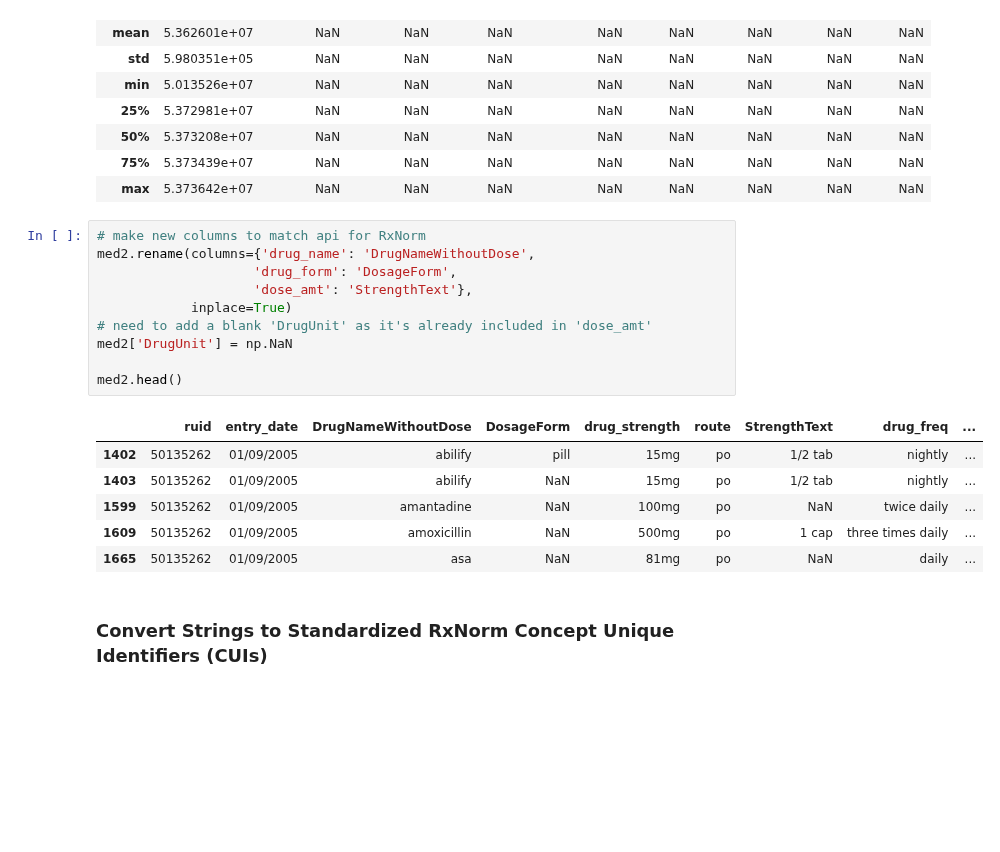
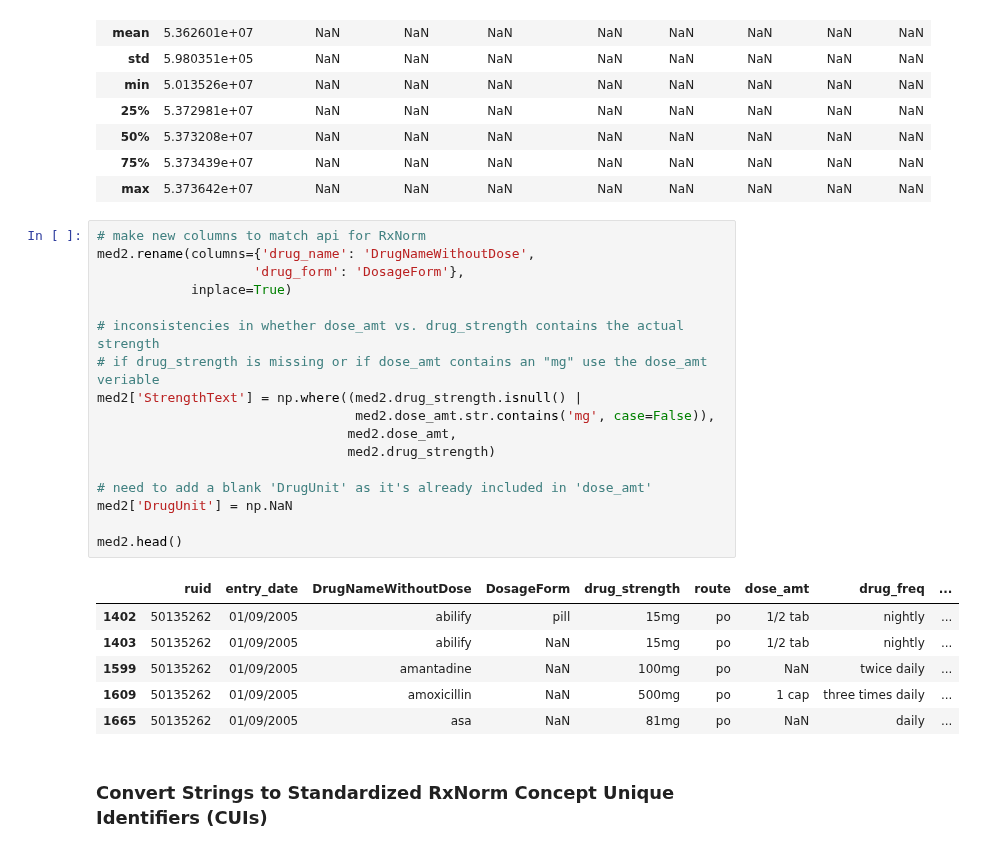
Before and after one commit to alvinjeffery/Bios8366_project, a Jupyter notebook: code/alvin_prelim.ipynb, the cells around one changed output. Cells and saved outputs as stored; diff of their text form; blank space fills up the shorter version.

Commit message:
updated API calls for more robust strength inclusion

```diff
--- a/code/alvin_prelim.ipynb
+++ b/code/alvin_prelim.ipynb
@@ -634,15 +449,22 @@ med2.describe(include='all')
 # %%
 # make new columns to match api for RxNorm
 med2.rename(columns={'drug_name': 'DrugNameWithoutDose',
-                    'drug_form': 'DosageForm',
-                    'dose_amt': 'StrengthText'},
+                    'drug_form': 'DosageForm'},
             inplace=True)
+
+# inconsistencies in whether dose_amt vs. drug_strength contains the actual strength
+# if drug_strength is missing or if dose_amt contains an "mg" use the dose_amt veriable
+med2['StrengthText'] = np.where((med2.drug_strength.isnull() |
+                                 med2.dose_amt.str.contains('mg', case=False)),
+                                med2.dose_amt,
+                                med2.drug_strength)
+
 # need to add a blank 'DrugUnit' as it's already included in 'dose_amt'
 med2['DrugUnit'] = np.NaN
 
 med2.head()
 # %% [output]
-|  | ruid | entry_date | DrugNameWithoutDose | DosageForm | drug_strength | route | StrengthText | drug_freq | ... |
+|  | ruid | entry_date | DrugNameWithoutDose | DosageForm | drug_strength | route | dose_amt | drug_freq | ... |
 | 1402 | 50135262 | 01/09/2005 | abilify | pill | 15mg | po | 1/2 tab | nightly | ... |
 | 1403 | 50135262 | 01/09/2005 | abilify | NaN | 15mg | po | 1/2 tab | nightly | ... |
 | 1599 | 50135262 | 01/09/2005 | amantadine | NaN | 100mg | po | NaN | twice daily | ... |
```
Also changed, not shown: parts of 34 cells of this notebook.
